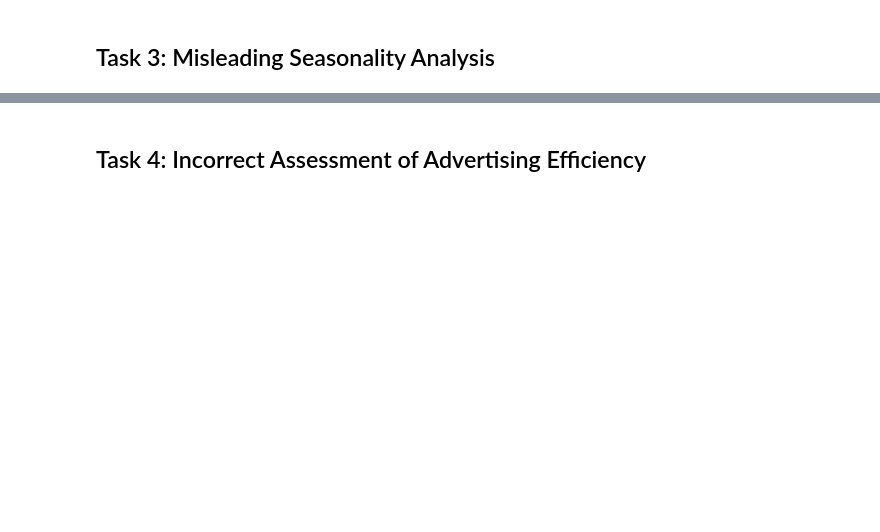
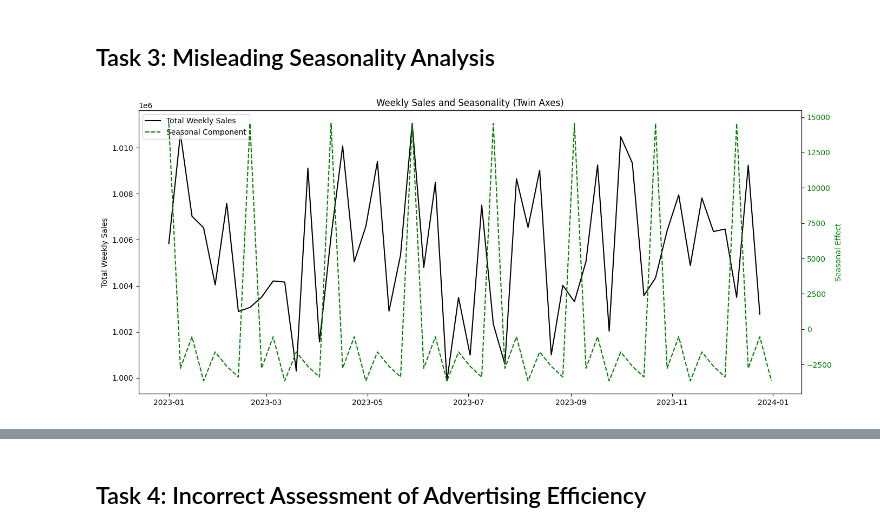
Before and after one commit to omkar-dalvi/ml-debug-hackathon-2025, a Jupyter notebook: notebooks/corrected/EDACorrectedNotebook.ipynb, the cells around one changed output, grey strips where cells are left out. Drawn from its saved outputs; the diff is of its cells as text; code cells hidden in the pictures; blank space fills up the shorter version.

```diff
--- a/notebooks/corrected/EDACorrectedNotebook.ipynb
+++ b/notebooks/corrected/EDACorrectedNotebook.ipynb
@@ -217,5 +386,55 @@ plot_buggy_correlation()
 # %% [markdown]
 ## Task 3: Misleading Seasonality Analysis
+# %%
+from statsmodels.tsa.seasonal import seasonal_decompose
+
+
+def plot_seasonality_corrected(daily_sales):
+
+    # Convert date to datetime
+    daily_sales['date'] = pd.to_datetime(daily_sales['date'])
+
+    # Sort by date
+    daily_sales = daily_sales.set_index('date').sort_index()
+
+    # Group by week
+    daily_sales['week'] = daily_sales.index.to_period('W-SAT').start_time
+    weekly_sales = daily_sales.groupby('week')['total_sales'].sum().reset_index()
+
+    # Decompose (7-day period for weekly seasonality)
+    decomposition = seasonal_decompose(weekly_sales['total_sales'], model='additive', period=7)
+
+    # Extract seasonal component
+    seasonal  = decomposition.seasonal
+
+    fig, ax1 = plt.subplots(figsize=(14, 6))
+
+    # Plot total weekly sales on primary y-axis
+    ax1.plot(weekly_sales['week'][:-1], weekly_sales['total_sales'][:-1], color='black', label='Total Weekly Sales')
+    ax1.set_ylabel('Total Weekly Sales', color='black')
+    ax1.tick_params(axis='y', labelcolor='black')
+
+    # Plot seasonal component on secondary y-axis
+    ax2 = ax1.twinx()
+    ax2.plot(weekly_sales['week'], seasonal, color='green', linestyle='--', label='Seasonal Component')
+    ax2.set_ylabel('Seasonal Effect', color='green')
+    ax2.tick_params(axis='y', labelcolor='green')
+
+    # Legends for both axes
+    lines_1, labels_1 = ax1.get_legend_handles_labels()
+    lines_2, labels_2 = ax2.get_legend_handles_labels()
+    ax1.legend(lines_1 + lines_2, labels_1 + labels_2, loc='upper left')
+
+    plt.title('Weekly Sales and Seasonality (Twin Axes)')
+    plt.xlabel('Week')
+    plt.xticks(rotation=45)
+    plt.tight_layout()
+    plt.show()
+
+# Call the function to demonstrate the corrected plot
+plot_seasonality_corrected(daily_sales)
+# %% [output]
+[figure, added]
 # %%
 def plot_buggy_seasonality():
     # Resample sales to weekly for analysis - but choose wrong frequency
```
Also changed, not shown: parts of 32 cells of this notebook, 9 other files.
